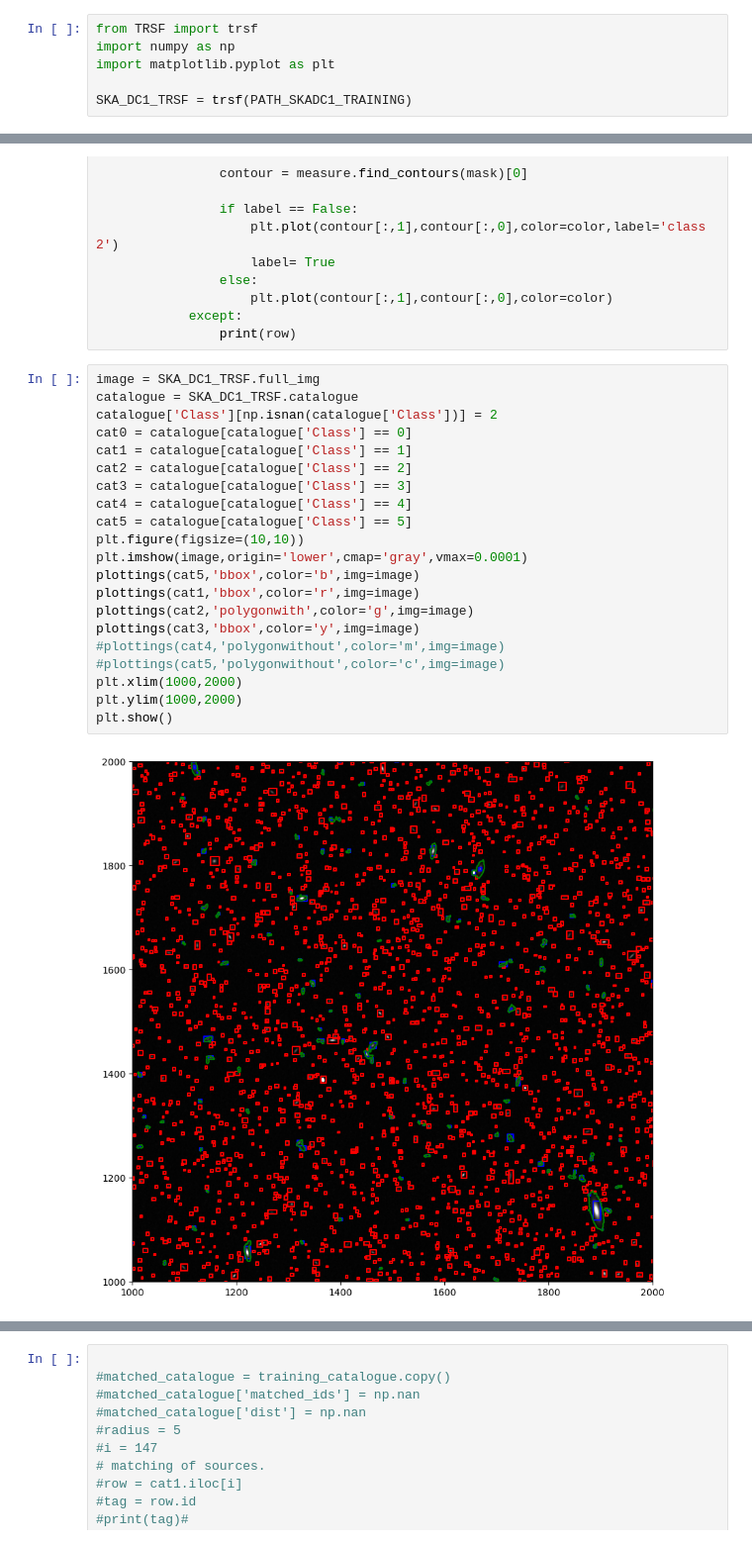
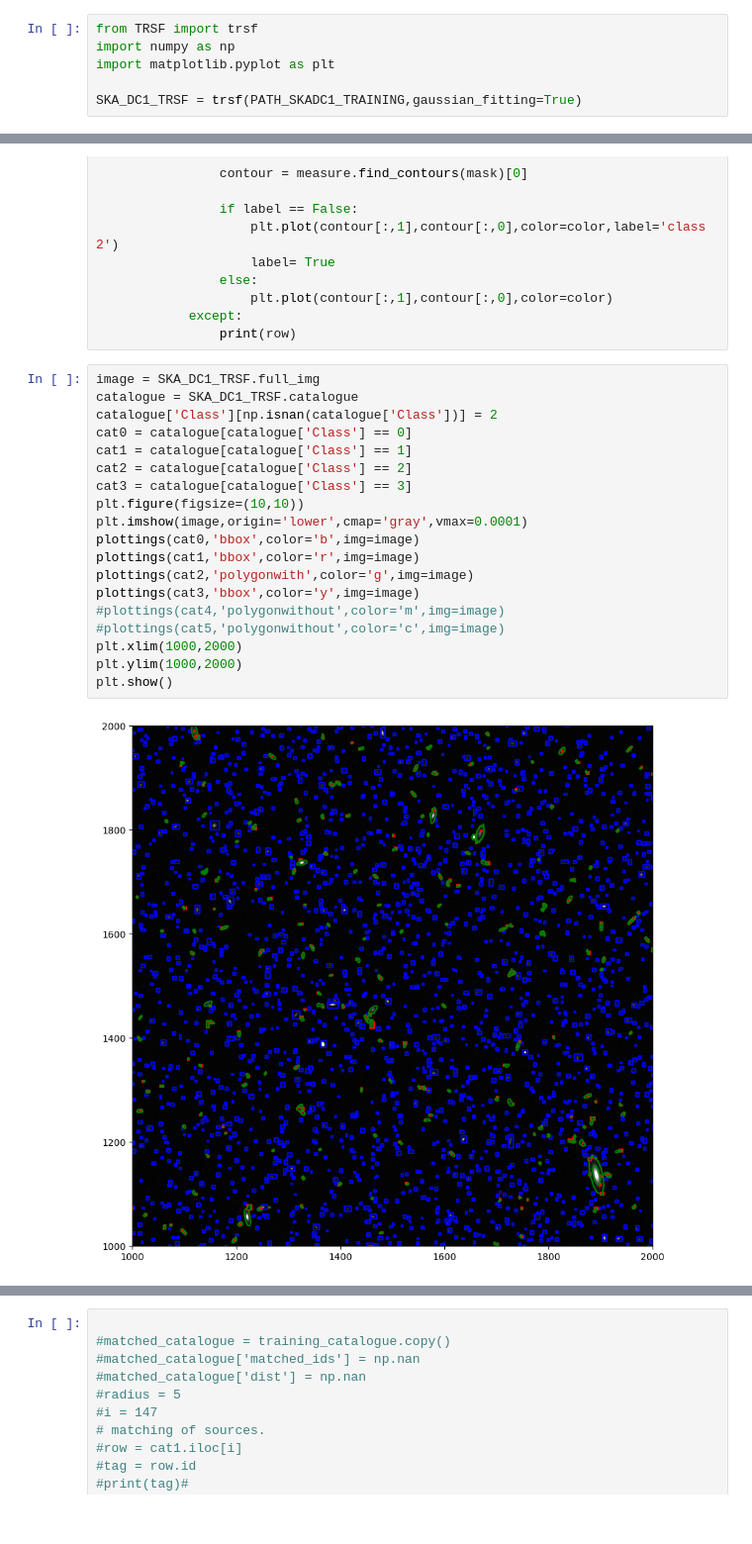
Before and after one commit to RhysAlfShaw/TRSF-dev, a Jupyter notebook: source_recovery_SKADC1Training.ipynb, the cells around one changed output, grey strips where cells are left out. Shown at 99% size. Saved outputs shown, nothing was run; the diff lists cells and outputs as text.

```diff
--- a/source_recovery_SKADC1Training.ipynb
+++ b/source_recovery_SKADC1Training.ipynb
@@ -24,7 +23,7 @@ from TRSF import trsf
 import numpy as np
 import matplotlib.pyplot as plt
 
-SKA_DC1_TRSF = trsf(PATH_SKADC1_TRAINING)
+SKA_DC1_TRSF = trsf(PATH_SKADC1_TRAINING,gaussian_fitting=True)
 # %% [output]
 ###########################
  _____   ___    ___    ___
@@ -143,26 +142,24 @@ def plottings(cat,ptype,color,img,row=False):
 # %%
 image = SKA_DC1_TRSF.full_img
 catalogue = SKA_DC1_TRSF.catalogue
 catalogue['Class'][np.isnan(catalogue['Class'])] = 2
 cat0 = catalogue[catalogue['Class'] == 0]
 cat1 = catalogue[catalogue['Class'] == 1]
 cat2 = catalogue[catalogue['Class'] == 2]
 cat3 = catalogue[catalogue['Class'] == 3]
-cat4 = catalogue[catalogue['Class'] == 4]
-cat5 = catalogue[catalogue['Class'] == 5]
 plt.figure(figsize=(10,10))
 plt.imshow(image,origin='lower',cmap='gray',vmax=0.0001)
-plottings(cat5,'bbox',color='b',img=image)
+plottings(cat0,'bbox',color='b',img=image)
 plottings(cat1,'bbox',color='r',img=image)
 plottings(cat2,'polygonwith',color='g',img=image)
 plottings(cat3,'bbox',color='y',img=image)
 #plottings(cat4,'polygonwithout',color='m',img=image)
 #plottings(cat5,'polygonwithout',color='c',img=image)
 plt.xlim(1000,2000)
 plt.ylim(1000,2000)
 plt.show()
 # %% [output]
-[figure, old version]
+[figure, new version]
 # %%
 # open training data
 PATH_training_SKA = '/Users/rs17612/Documents/Radio_Data/SKA_Challenge_1/TrainingSet_B1_v2.txt'
```
Also changed, not shown: parts of 22 cells of this notebook, 5 other files.
